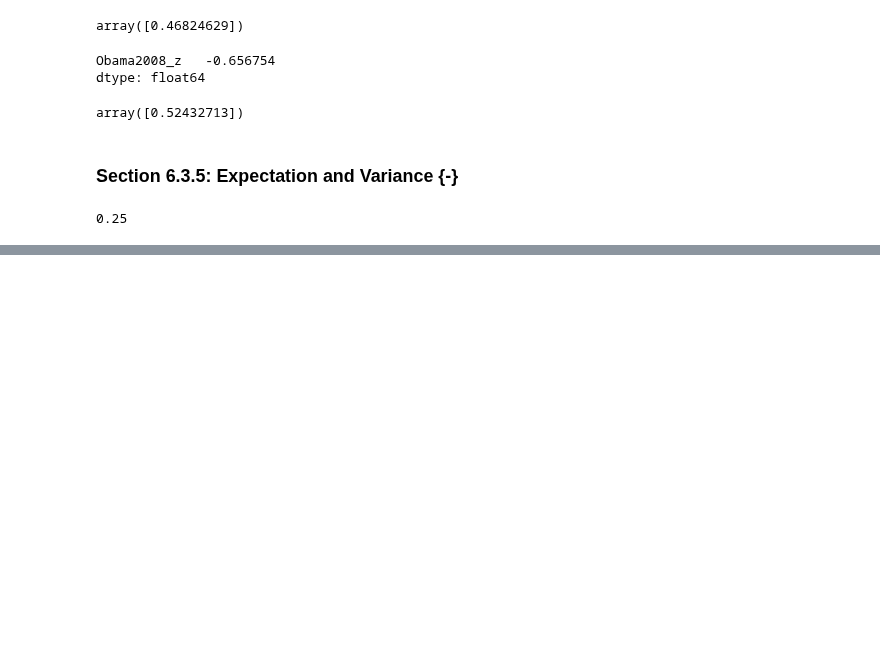
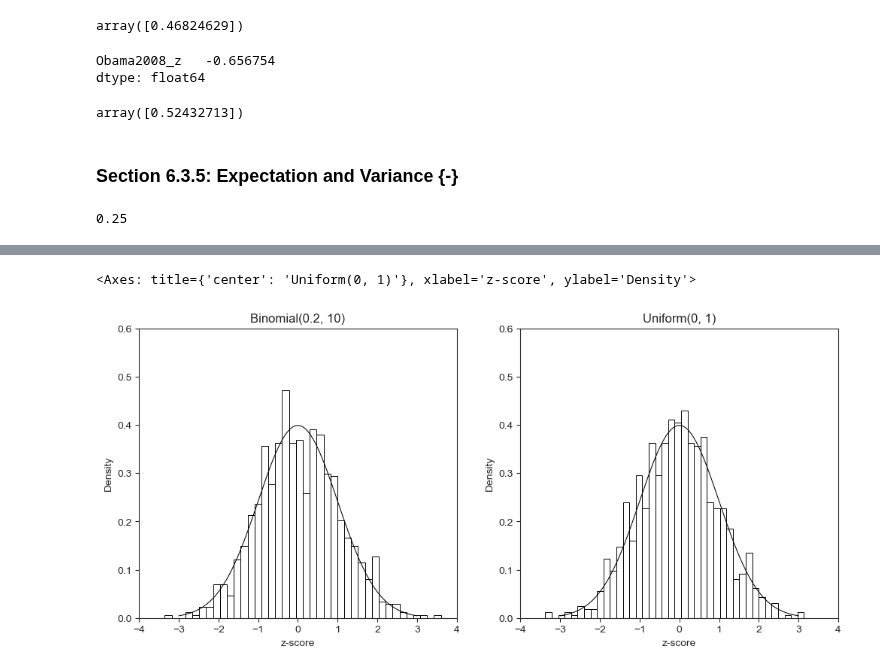
Before and after one commit to jeffallen13/qsspy, a Jupyter notebook: PROBABILITY/probability-py.ipynb, the cells around one changed output, grey strips where cells are left out. Saved outputs shown, nothing was run; the diff lists cells and outputs as text; code cells hidden in the pictures; blank space fills up the shorter version.

```diff
--- a/PROBABILITY/probability-py.ipynb
+++ b/PROBABILITY/probability-py.ipynb
@@ -705,7 +705,7 @@ e_zscore = e / np.std(e, ddof=1)
 # Plot a histogram and Q-Q plot of the standardized residuals
 
 ## First, calculate some inputs for the plots
-x = np.arange(-3, 3, 0.01)
+x = np.arange(-3, 3.01, 0.01)
 x_pdf = stats.norm.pdf(x) # PDF of x
 
 ## Find quantiles for Q-Q plot using scipy.stats.probplot
@@ -790,0 +900,39 @@ y.var(ddof=1)
+# %%
+# sims = number of simulations
+
+n_samp = 1000
+
+z_binom=np.zeros(sims)
+z_unif=np.zeros(sims)
+
+for i in range(sims):
+    x = stats.binom.rvs(n=10, p=0.2, size=n_samp)
+    z_binom[i] = (x.mean() - 2) / np.sqrt(1.6 / n_samp)
+    x = stats.uniform.rvs(size=n_samp, loc=0, scale=1)
+    z_unif[i] = (x.mean() - 0.5) / np.sqrt(1 / (12 * n_samp))
+
+# store the standard normal PDF
+x = np.arange(-3, 3.01, 0.01)
+x_pdf = stats.norm.pdf(x) # PDF of x
+# %%
+fig, axs = plt.subplots(1, 2, figsize=(12, 5))
+
+sns.histplot(
+    z_binom, stat='density', bins=40, color='white', edgecolor='black',
+    ax=axs[0]
+).set(xlabel='z-score', title='Binomial(0.2, 10)',
+      xlim=(-4, 4), ylim=(0, 0.6))
+
+# Overlay the normal density
+sns.lineplot(x=x, y=x_pdf, color='black', linewidth=0.75, ax=axs[0])
+
+sns.histplot(
+    z_unif, stat='density', bins=40, color='white', edgecolor='black',
+    ax=axs[1]
+).set(xlabel='z-score', title='Uniform(0, 1)',
+      xlim=(-4, 4), ylim=(0, 0.6))
+
+sns.lineplot(x=x, y=x_pdf, color='black', linewidth=0.75, ax=axs[1])
+# %% [output]
+<Axes: title={'center': 'Uniform(0, 1)'}, xlabel='z-score', ylabel='Density'>
+[figure, added]
```
Also changed, not shown: parts of 21 cells of this notebook, 2 other files.
